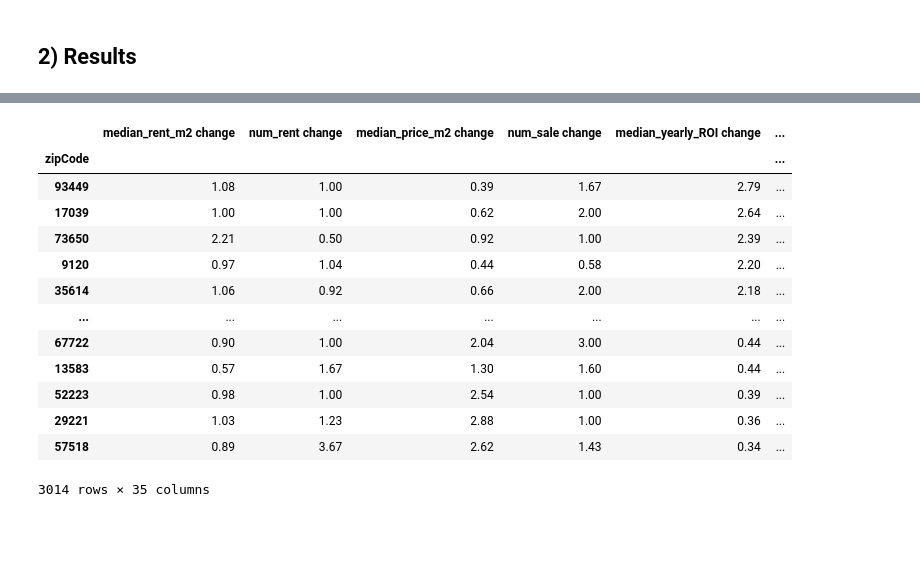
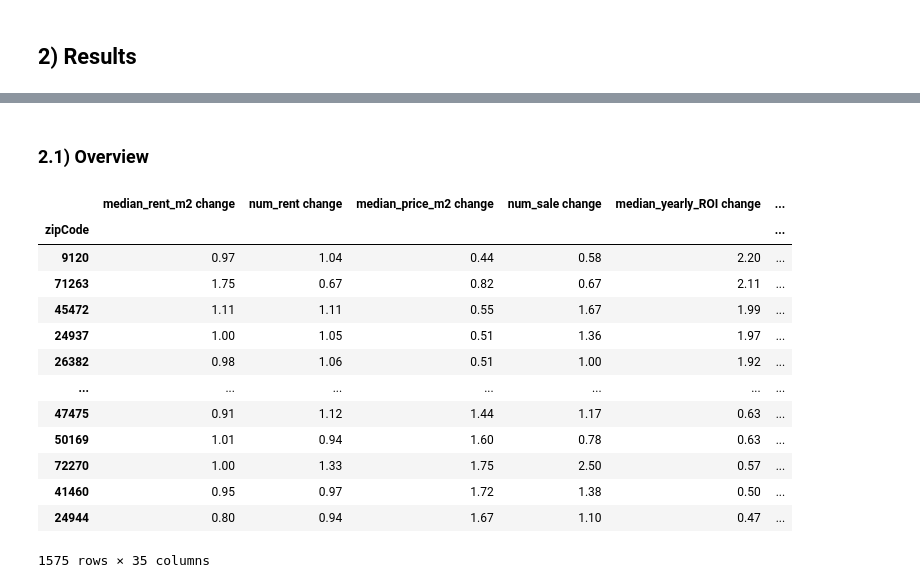
Before and after one commit to maxtue/ApartmentListings, a Jupyter notebook: data_analysis/time_series.ipynb, the cells around one changed output, grey strips where cells are left out. Saved outputs shown, nothing was run; the diff lists cells and outputs as text; code cells hidden in the pictures; blank space fills up the shorter version.

```diff
--- a/data_analysis/time_series.ipynb
+++ b/data_analysis/time_series.ipynb
@@ -125,30 +170,32 @@ time_df = time_df[move_cols + [col for col in time_df.columns if col not in move
+# %% [markdown]
+### 2.1) Overview
 # %%
-min_num = 1
+min_num = 5
 startdate = dates[0]
 enddate = dates[-1]
 time_ord = "median_yearly_ROI change"
 
 time_filt = (
     (time_df["num_rent " + startdate] > min_num)
     & (time_df["num_rent " + startdate] > min_num)
     & (time_df["num_sale " + enddate] > min_num)
     & (time_df["num_sale " + enddate] > min_num)
 )
 
 time_df[time_filt].sort_values(time_ord, ascending=False)
 # %% [output]
 |  | median_rent_m2 change | num_rent change | median_price_m2 change | num_sale change | median_yearly_ROI change | ... |
 | zipCode |  |  |  |  |  | ... |
-| 93449 | 1.08 | 1.00 | 0.39 | 1.67 | 2.79 | ... |
-| 17039 | 1.00 | 1.00 | 0.62 | 2.00 | 2.64 | ... |
-| 73650 | 2.21 | 0.50 | 0.92 | 1.00 | 2.39 | ... |
 | 9120 | 0.97 | 1.04 | 0.44 | 0.58 | 2.20 | ... |
-| 35614 | 1.06 | 0.92 | 0.66 | 2.00 | 2.18 | ... |
+| 71263 | 1.75 | 0.67 | 0.82 | 0.67 | 2.11 | ... |
+| 45472 | 1.11 | 1.11 | 0.55 | 1.67 | 1.99 | ... |
+| 24937 | 1.00 | 1.05 | 0.51 | 1.36 | 1.97 | ... |
+| 26382 | 0.98 | 1.06 | 0.51 | 1.00 | 1.92 | ... |
 | ... | ... | ... | ... | ... | ... | ... |
-| 67722 | 0.90 | 1.00 | 2.04 | 3.00 | 0.44 | ... |
-| 13583 | 0.57 | 1.67 | 1.30 | 1.60 | 0.44 | ... |
-| 52223 | 0.98 | 1.00 | 2.54 | 1.00 | 0.39 | ... |
-| 29221 | 1.03 | 1.23 | 2.88 | 1.00 | 0.36 | ... |
-| 57518 | 0.89 | 3.67 | 2.62 | 1.43 | 0.34 | ... |
+| 47475 | 0.91 | 1.12 | 1.44 | 1.17 | 0.63 | ... |
+| 50169 | 1.01 | 0.94 | 1.60 | 0.78 | 0.63 | ... |
+| 72270 | 1.00 | 1.33 | 1.75 | 2.50 | 0.57 | ... |
+| 41460 | 0.95 | 0.97 | 1.72 | 1.38 | 0.50 | ... |
+| 24944 | 0.80 | 0.94 | 1.67 | 1.10 | 0.47 | ... |
-3014 rows × 35 columns
+1575 rows × 35 columns
 [interactive output not drawn]
```
Also changed, not shown: parts of 9 cells of this notebook.
